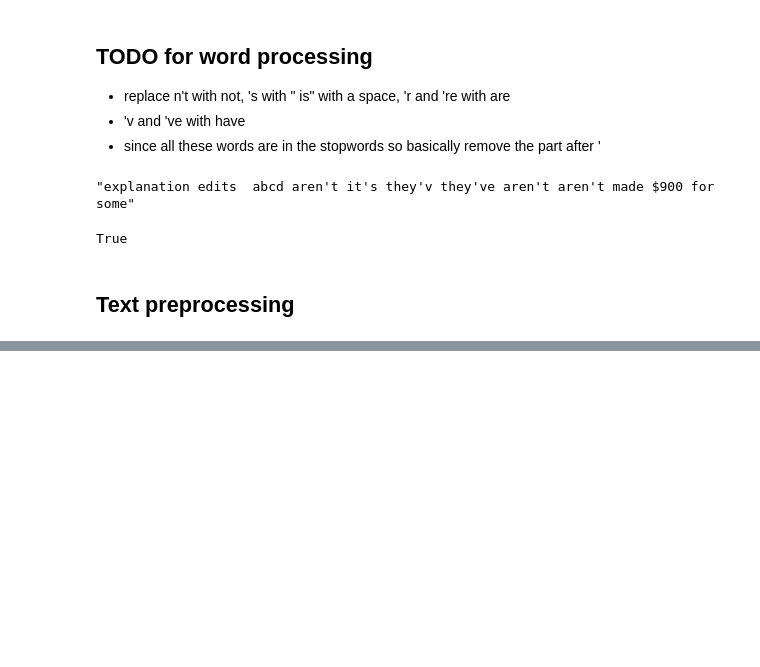
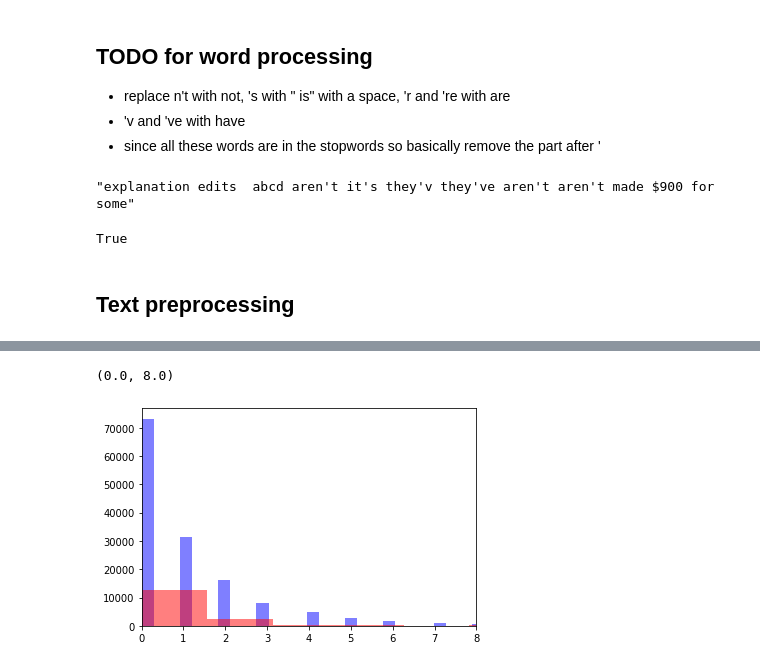
Before and after one commit to dyasutomo/ToxCom, a Jupyter notebook: g01_data_visualization.ipynb, the cells around one changed output, grey strips where cells are left out. Drawn from its saved outputs; the diff is of its cells as text; code cells hidden in the pictures; blank space fills up the shorter version.

```diff
--- a/g01_data_visualization.ipynb
+++ b/g01_data_visualization.ipynb
@@ -359,12 +396,16 @@ True
 # %%
 def prepare_text(text):
     text = text.lower()
-    text = re.sub("\\n", " ", text)  # replace \n with space
-    text = re.sub("[a-z]*\'[r,v]e", "", text) # replace 've, 're
-    text = re.sub("[a-z]*\'[r,v]e", "", text) # replace 've, 're
-    text = re.sub("[a-z]*\'[s,t,r,v]", "", text) # replace 's, 't, 'r, 'v
-    text = re.sub("[^a-zA-Z]", " ", text)   # Replace everything not a letter with a space
-    text = ' '.join([word for word in text.split() if word not in STOPWORDS]) # delete stopwors from text
+    # remove \n
+    text = re.sub("\\n", " ", text)
+    # remove 've, 're
+    text = re.sub("[a-z]*\'[r,v]e", "", text)
+    # remove 's, 't, 'r, 'v
+    text = re.sub("[a-z]*\'[s,t,r,v]", "", text)
+    # Replace everything not a letter with a space
+    text = re.sub("[^a-zA-Z]", " ", text)
+    # Remove stopwords
+    text = ' '.join([word for word in text.split() if word not in STOPWORDS])
     return text
 # %%
 df['com_processed'] = df['comment_text'].apply(prepare_text)
@@ -390,0 +459,6 @@ df.to_csv(data_dir+"df_processed.csv", index=False)
+# %%
+get_apos_tokens = lambda com: re.findall("[A-Z,a-z]*\'[a-z, A-Z]", com)
+
+df['tokens_with_apos'] = df['comment_lower'].apply(get_apos_tokens)
+df['apos_tokens_len']  = df['tokens_with_apos'].apply(len)
+df.head(2)
@@ -390,0 +469,3 @@ df.to_csv(data_dir+"df_processed.csv", index=False)
+# %%
+df['bin_label'] = df['label_sum'].apply(lambda x: int(x>0))
+df[5:8]
@@ -390,0 +477,7 @@ df.to_csv(data_dir+"df_processed.csv", index=False)
+# %%
+plt.hist(df[df['bin_label']==0]['apos_tokens_len'], color="blue", alpha=0.5, bins=300)
+plt.hist(df[df['bin_label']==1]['apos_tokens_len'], color="red", alpha=0.5, bins=300)
+plt.xlim([0,8])
+# %% [output]
+(0.0, 8.0)
+[figure, added]
```
Also changed, not shown: parts of 18 cells of this notebook.
